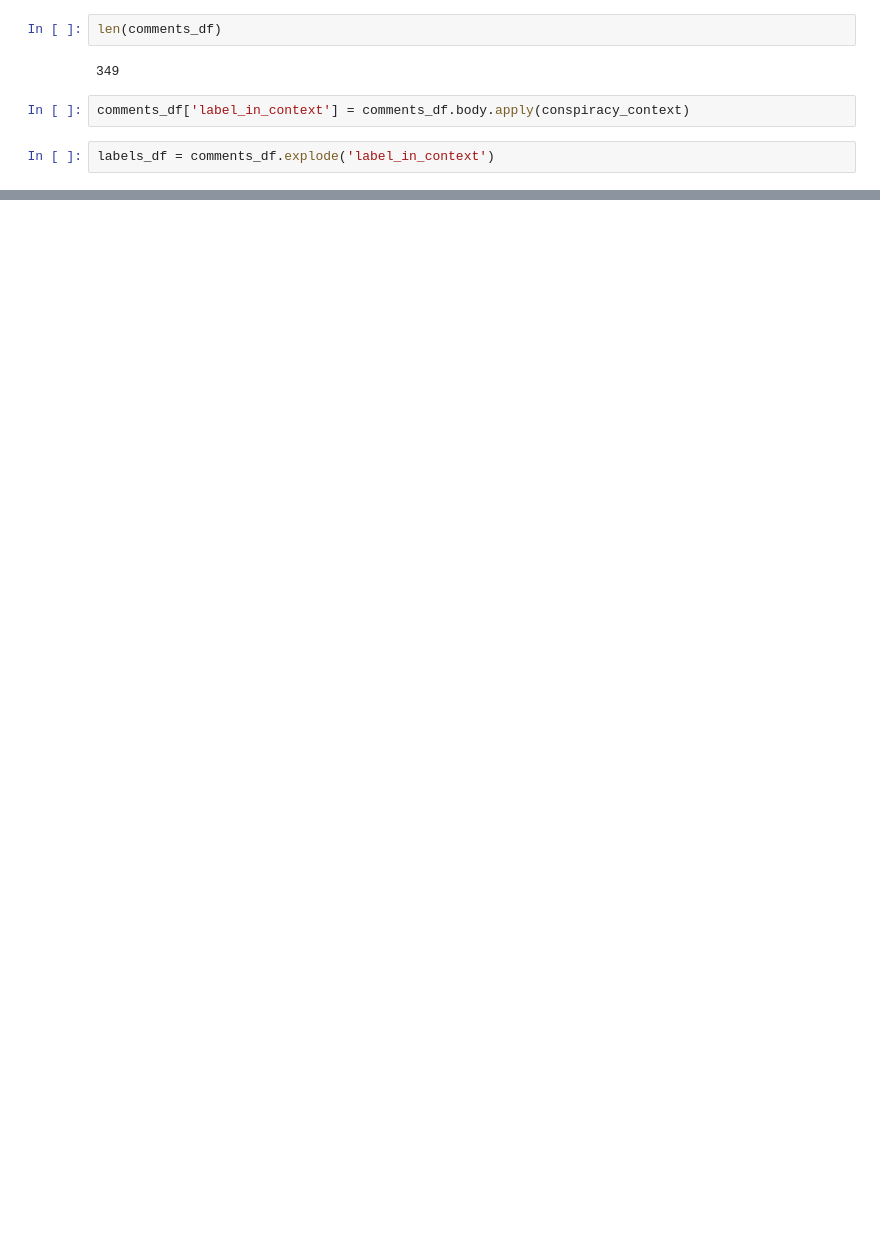
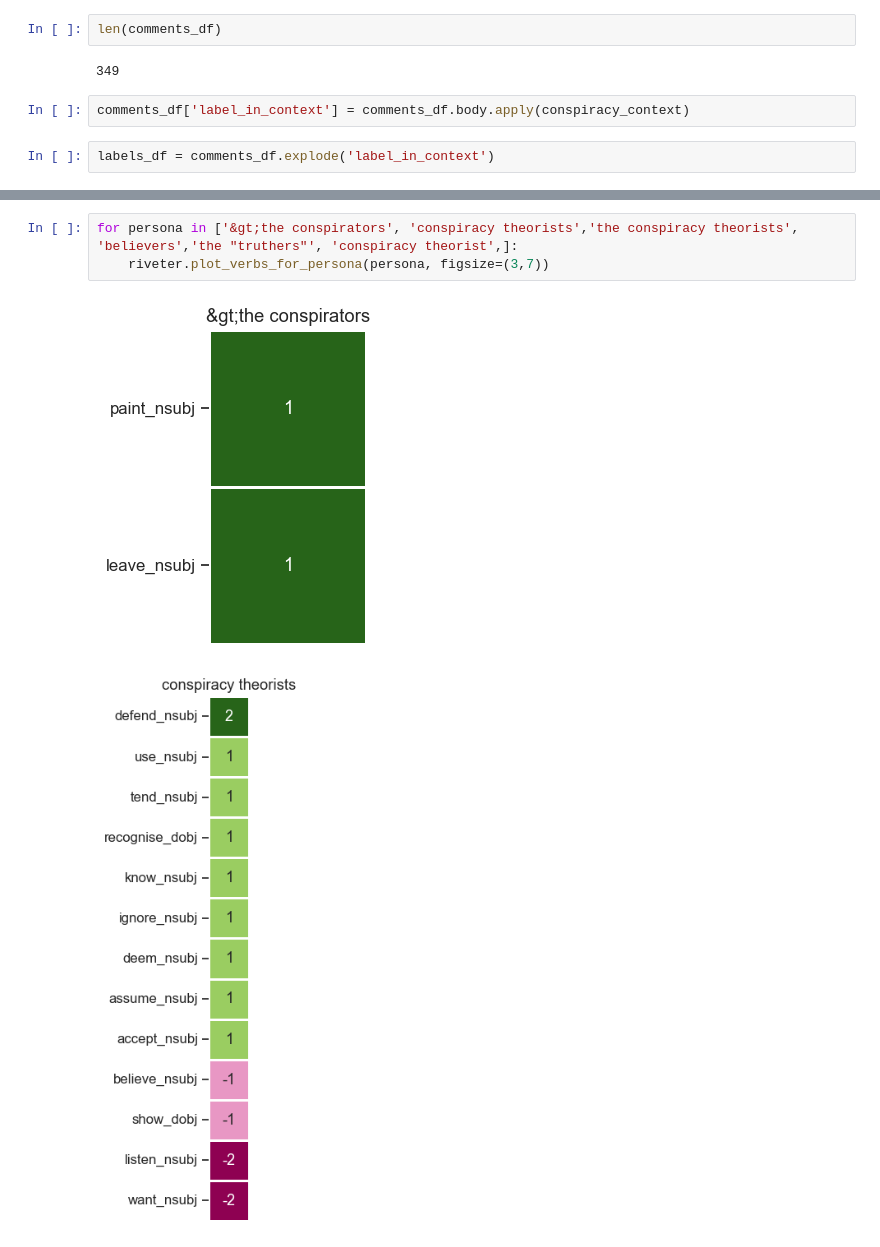
Before and after one commit to hide-ous/thrutherstoo, a Jupyter notebook: src/visualization/eda.ipynb, the cells around one changed output, grey strips where cells are left out. Drawn from its saved outputs; the diff is of its cells as text; blank space fills up the shorter version.

```diff
--- a/src/visualization/eda.ipynb
+++ b/src/visualization/eda.ipynb
@@ -85,0 +190,6 @@ w I'm about to get downvoted into oblivion, since conspiracy theorists swarm and
+# %%
+for persona in ['&gt;the conspirators', 'conspiracy theorists','the conspiracy theorists', 'believers','the "truthers"', 'conspiracy theorist',]:
+    riveter.plot_verbs_for_persona(persona, figsize=(3,7))
+# %% [output]
+[figure, added]
+[figure, added]
```
Also changed, not shown: parts of 18 cells of this notebook, 2 other files.
